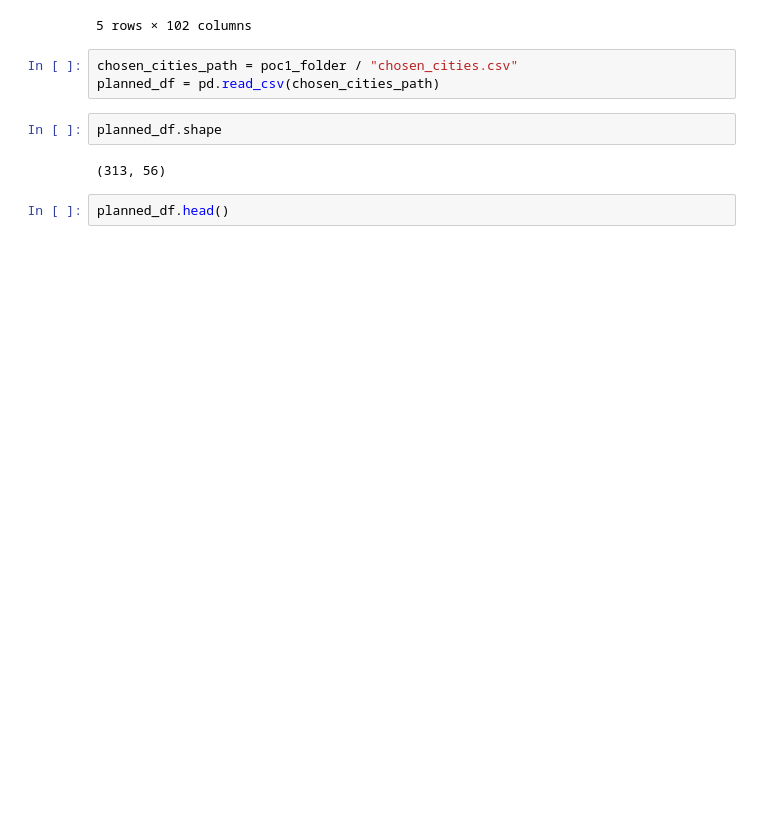
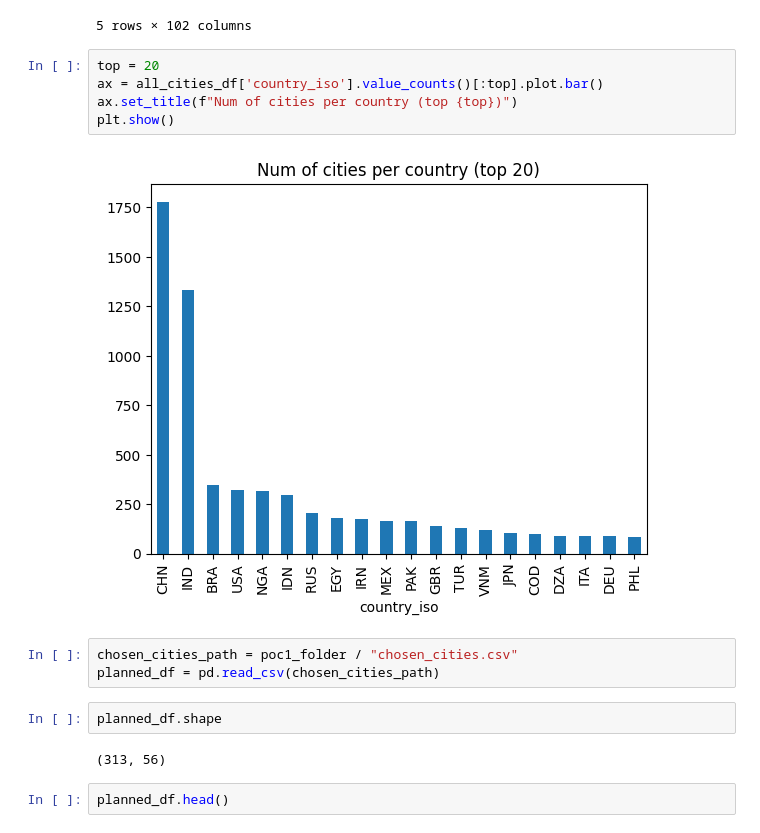
Before and after one commit to Pendulun/POC2, a Jupyter notebook: src/notebooks/1-sampling-cities.ipynb, the cells around one changed output. Saved outputs shown, nothing was run; the diff lists cells and outputs as text; blank space fills up the shorter version.

Commit message:
Update sample of cities

```diff
--- a/src/notebooks/1-sampling-cities.ipynb
+++ b/src/notebooks/1-sampling-cities.ipynb
@@ -20,6 +22,13 @@ all_cities_df.head()
 | 3 | colombia | COL | yopal | 687 | 0.016110 | 0.019414 | 0.001072 | 0.001221 | ... |
 | 4 | czech_republic | CZE | pilsen | 2886 | 0.032913 | 0.044298 | 0.001418 | 0.001758 | ... |
 5 rows × 102 columns
+# %%
+top = 20
+ax = all_cities_df['country_iso'].value_counts()[:top].plot.bar()
+ax.set_title(f"Num of cities per country (top {top})")
+plt.show()
+# %% [output]
+[figure, added]
 # %%
 chosen_cities_path = poc1_folder / "chosen_cities.csv"
 planned_df = pd.read_csv(chosen_cities_path)
```
Also changed, not shown: parts of 10 cells of this notebook, 2 other files.
